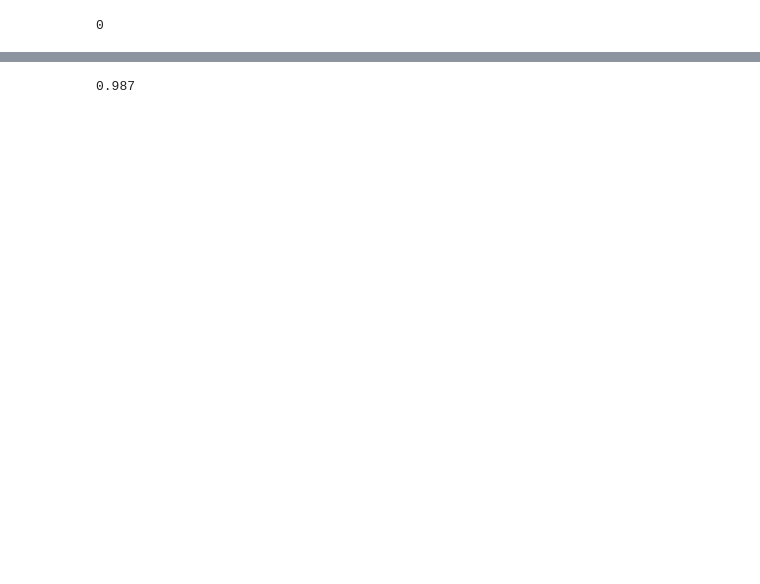
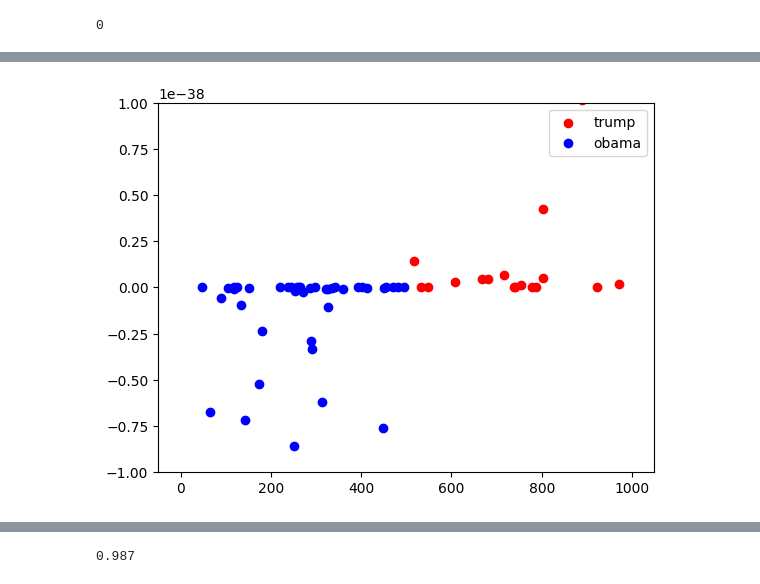
Before and after one commit to EthanRiley/nbknn_implementations, a Jupyter notebook: nbknn.ipynb, the cells around one changed output, grey strips where cells are left out. Cells and saved outputs as stored; diff of their text form; code cells hidden in the pictures; blank space fills up the shorter version.

```diff
--- a/nbknn.ipynb
+++ b/nbknn.ipynb
@@ -119,3 +141,16 @@ predictions = model.predict(test_df=dataframe, text_col='text')
+# %%
+# Separate the dataframe into two dataframes, one for trump and one for obama
+trump_df = dataframe[dataframe['speaker'] == 'trump']
+obama_df = dataframe[dataframe['speaker'] == 'obama']
+# Create a matplotlib scatterplot that shows score_val for each row for trump and obama where trump is red dots and obama is blue dots
+plt.scatter(trump_df.index, trump_df['score_val'], c='red', label='trump')
+plt.scatter(obama_df.index, obama_df['score_val'], c='blue', label='obama')
+plt.legend()
+# plot y range from -1 to 1
+plt.ylim(-.00000000000000000000000000000000000001, .00000000000000000000000000000000000001)
+plt.show()
+# %% [output]
+[figure, added]
 # %%
 # Append predictions to the test_df
 dataframe['prediction'] = predictions
```
Also changed, not shown: parts of 28 cells of this notebook, 4 other files.
